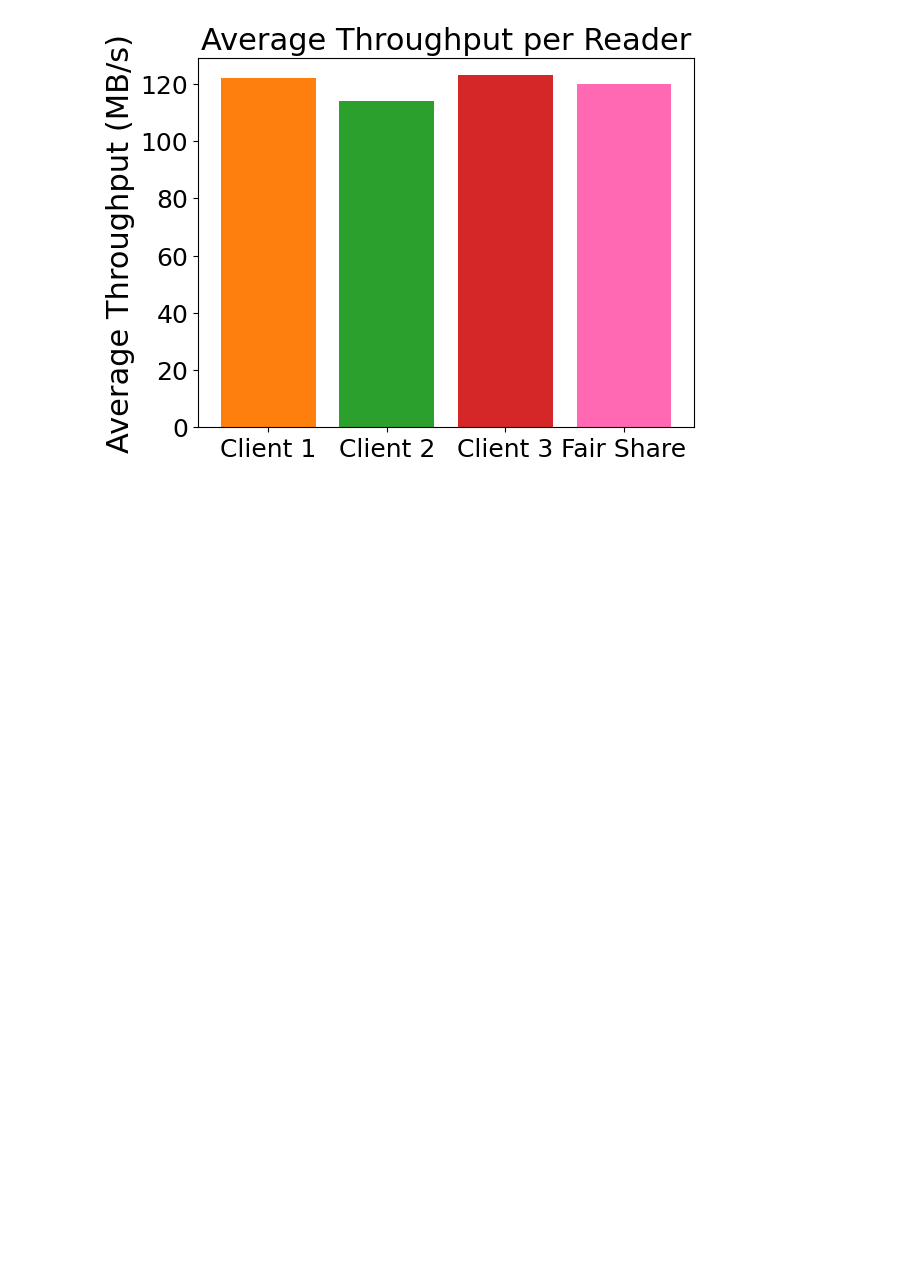
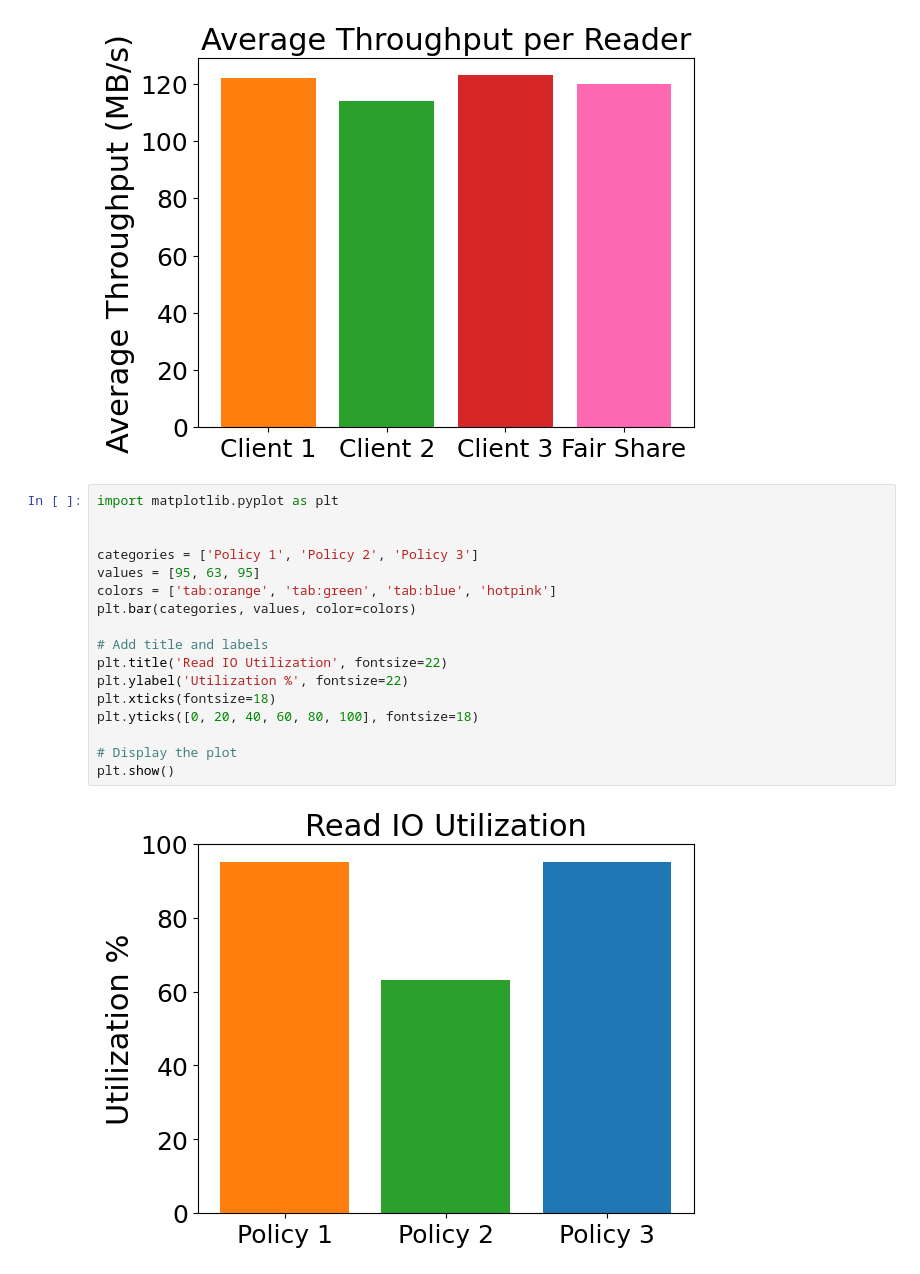
Before and after one commit to tyler-griggs/YCSB-cpp, a Jupyter notebook: analysis.ipynb, the cells around one changed output. Saved outputs shown, nothing was run; the diff lists cells and outputs as text; blank space fills up the shorter version.

```diff
--- a/analysis.ipynb
+++ b/analysis.ipynb
@@ -867,3 +871,22 @@ plt.yticks(fontsize=18)
 plt.show()
 # %% [output]
 [figure]
+# %%
+import matplotlib.pyplot as plt
+
+
+categories = ['Policy 1', 'Policy 2', 'Policy 3']
+values = [95, 63, 95]
+colors = ['tab:orange', 'tab:green', 'tab:blue', 'hotpink']
+plt.bar(categories, values, color=colors)
+
+# Add title and labels
+plt.title('Read IO Utilization', fontsize=22)
+plt.ylabel('Utilization %', fontsize=22)
+plt.xticks(fontsize=18)
+plt.yticks([0, 20, 40, 60, 80, 100], fontsize=18)
+
+# Display the plot
+plt.show()
+# %% [output]
+[figure, added]
```
Also changed, not shown: parts of 10 cells of this notebook.
